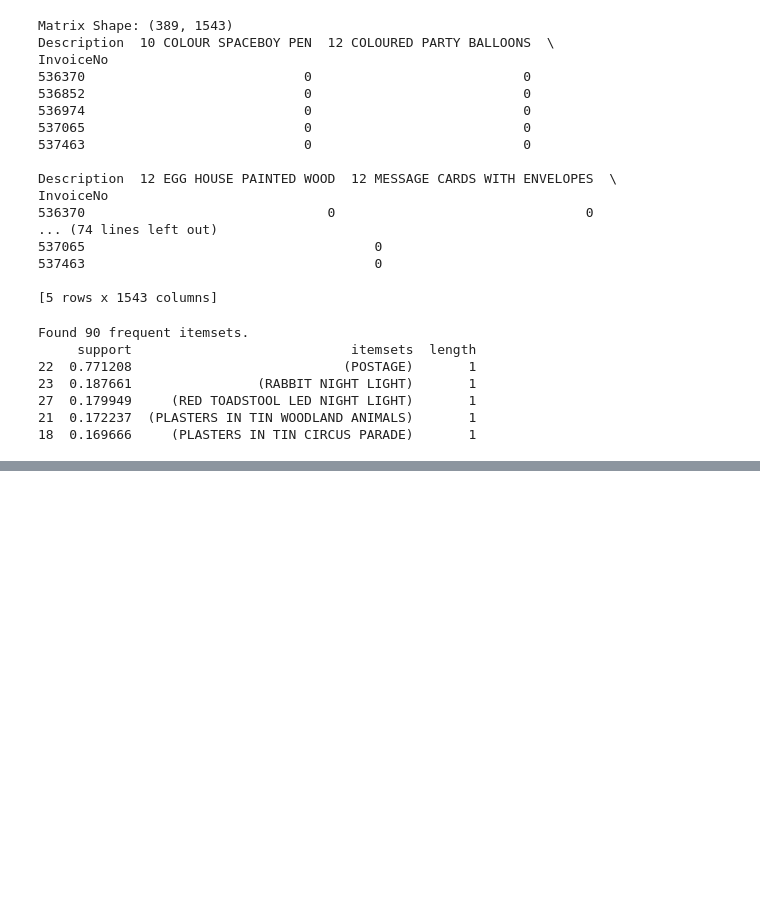
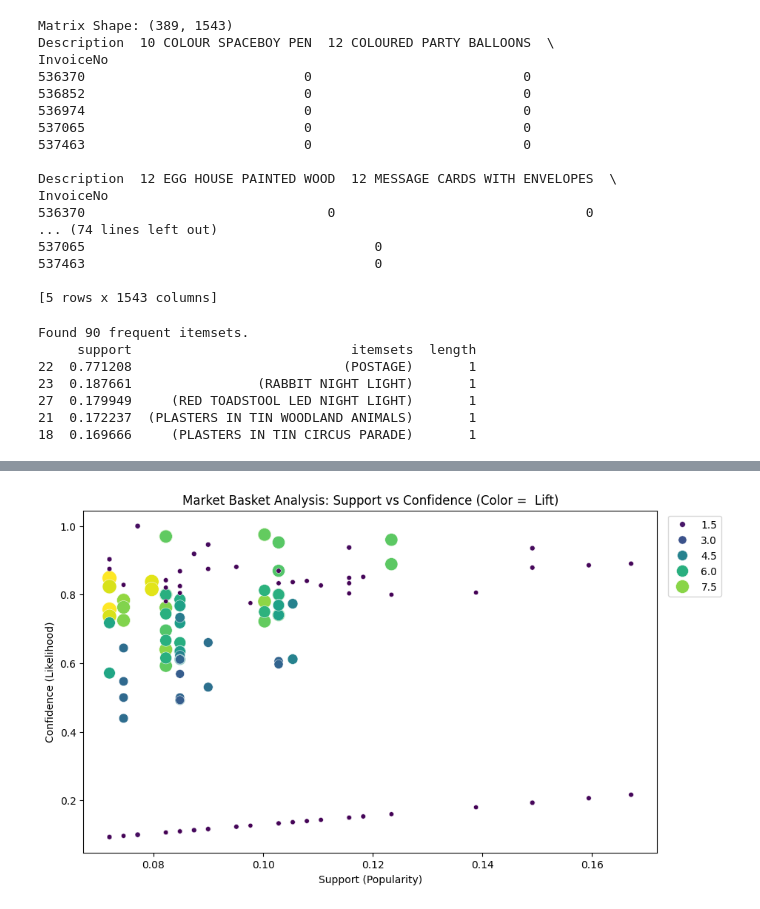
Before and after one commit to iAmPhyton/market-basket-analysis-for-retail, a Jupyter notebook: retail.ipynb, the cells around one changed output, grey strips where cells are left out. Drawn from its saved outputs; the diff is of its cells as text; code cells hidden in the pictures; blank space fills up the shorter version.

```diff
--- a/retail.ipynb
+++ b/retail.ipynb
@@ -141,0 +142,25 @@ print(rules[['antecedents', 'consequents', 'support', 'confidence', 'lift']].hea
+# %%
+#converting frozensets to strings for better readability
+#converting apriori to plain tex: "Item"
+rules['ant_str'] = rules['antecedents'].apply(lambda x: ', '.join(list(x)))
+rules['con_str'] = rules['consequents'].apply(lambda x: ', '.join(list(x)))
+# %%
+#visuals: scatter plots of all rules
+plt.figure(figsize=(10, 6))
+sns.scatterplot(
+    x="support",
+    y="confidence",
+    size="lift",
+    hue="lift",    data=rules,
+    palette="viridis",
+    sizes=(20, 200)
+)
+
+plt.title('Market Basket Analysis: Support vs Confidence (Color =  Lift)')
+plt.xlabel('Support (Popularity)')
+plt.ylabel('Confidence (Likelihood)')
+plt.legend(bbox_to_anchor=(1.01, 1),
+           loc='upper left')
+plt.show()
+# %% [output]
+[figure, added]
```
Also changed, not shown: parts of 3 cells of this notebook.
